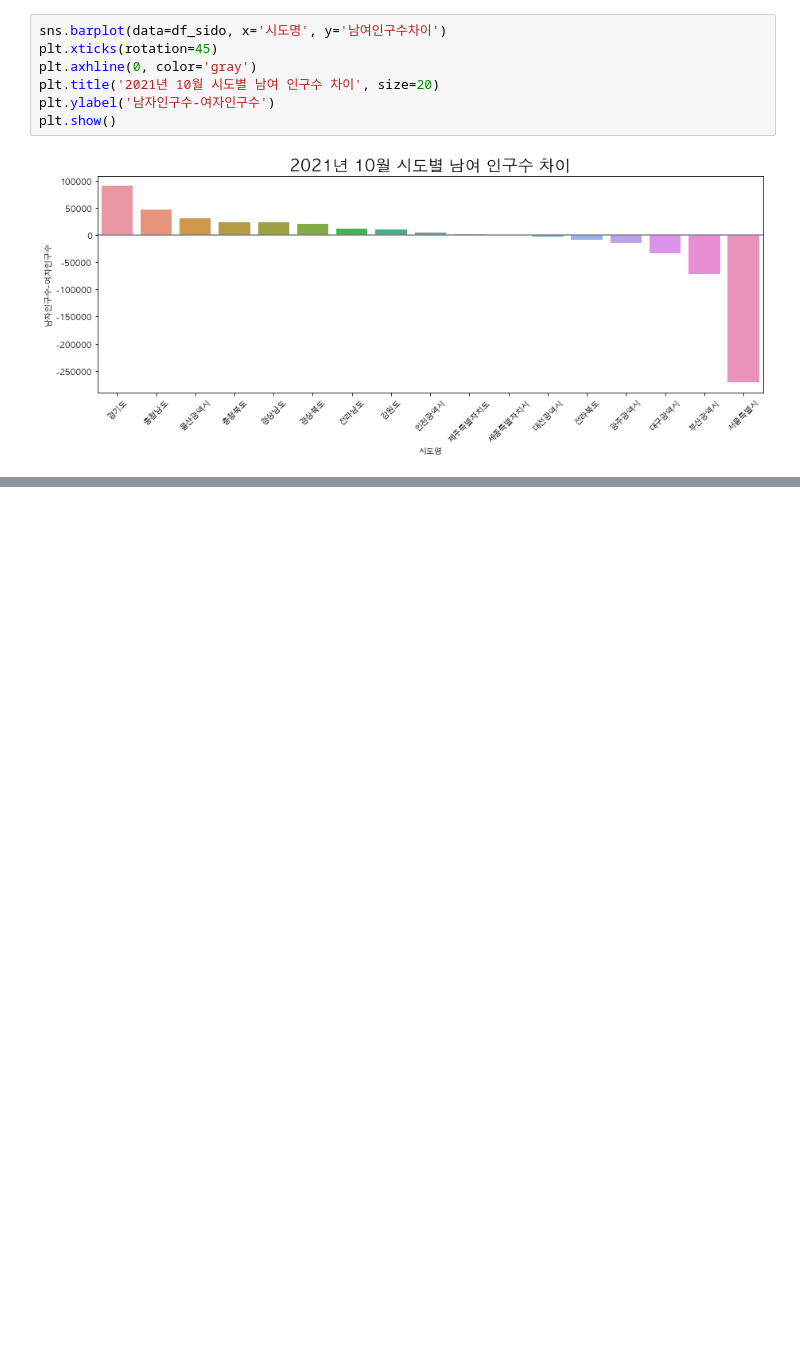
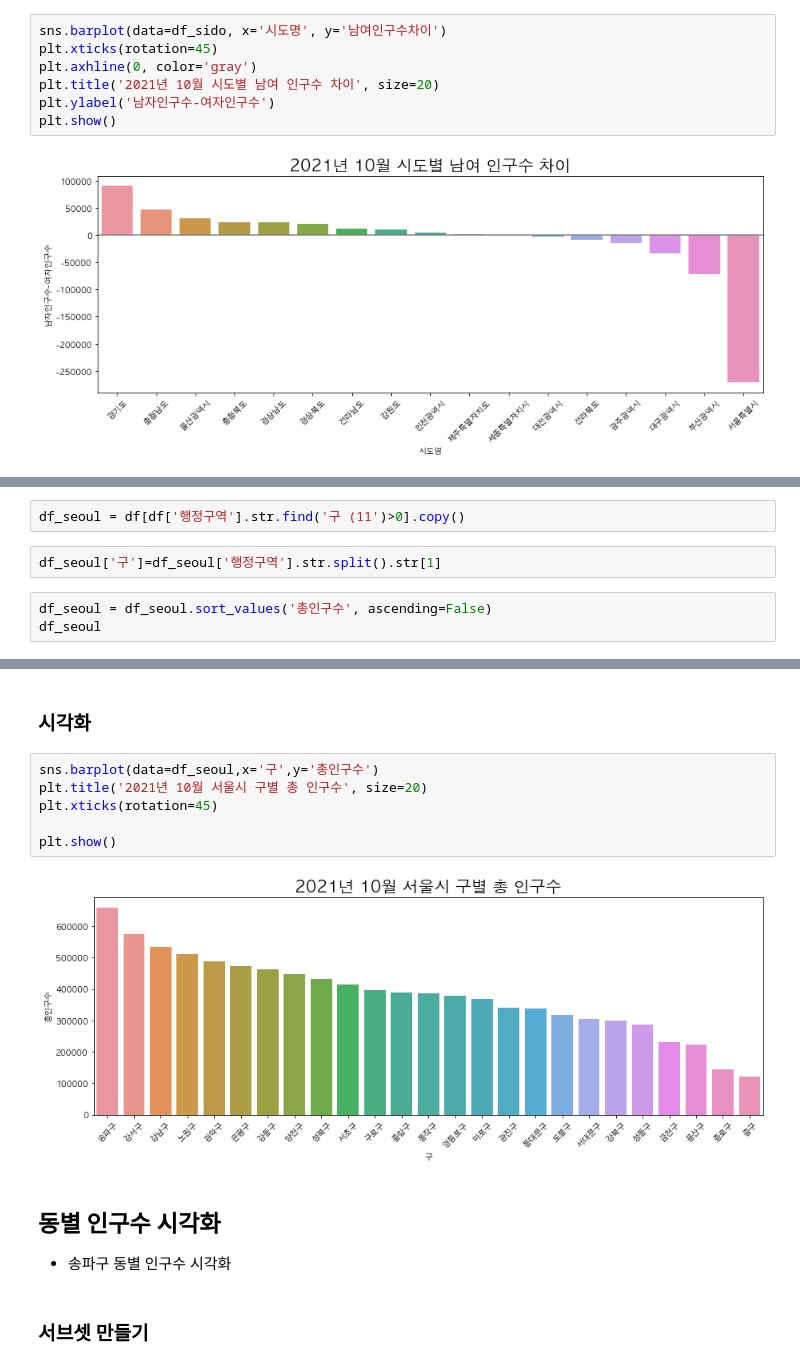
Before and after one commit to limetree-indigo/python-visualization, a Jupyter notebook: 11 지역별 인구구조 시각화/11 지역별 인구구조 시각화.ipynb, the cells around one changed output, grey strips where cells are left out. Saved outputs shown, nothing was run; the diff lists cells and outputs as text; blank space fills up the shorter version.

```diff
--- a/11 지역별 인구구조 시각화/11 지역별 인구구조 시각화.ipynb
+++ b/11 지역별 인구구조 시각화/11 지역별 인구구조 시각화.ipynb
@@ -271,0 +276,7 @@ plt.show()
+# %%
+df_seoul = df[df['행정구역'].str.find('구 (11')>0].copy()
+# %%
+df_seoul['구']=df_seoul['행정구역'].str.split().str[1]
+# %%
+df_seoul = df_seoul.sort_values('총인구수', ascending=False)
+df_seoul
@@ -271,0 +301,15 @@ plt.show()
+# %% [markdown]
+### 시각화
+# %%
+sns.barplot(data=df_seoul,x='구',y='총인구수')
+plt.title('2021년 10월 서울시 구별 총 인구수', size=20)
+plt.xticks(rotation=45)
+
+plt.show()
+# %% [output]
+[figure, added]
+# %% [markdown]
+## 동별 인구수 시각화
+- 송파구 동별 인구수 시각화
+# %% [markdown]
+### 서브셋 만들기
```
Also changed, not shown: parts of 7 cells of this notebook.
